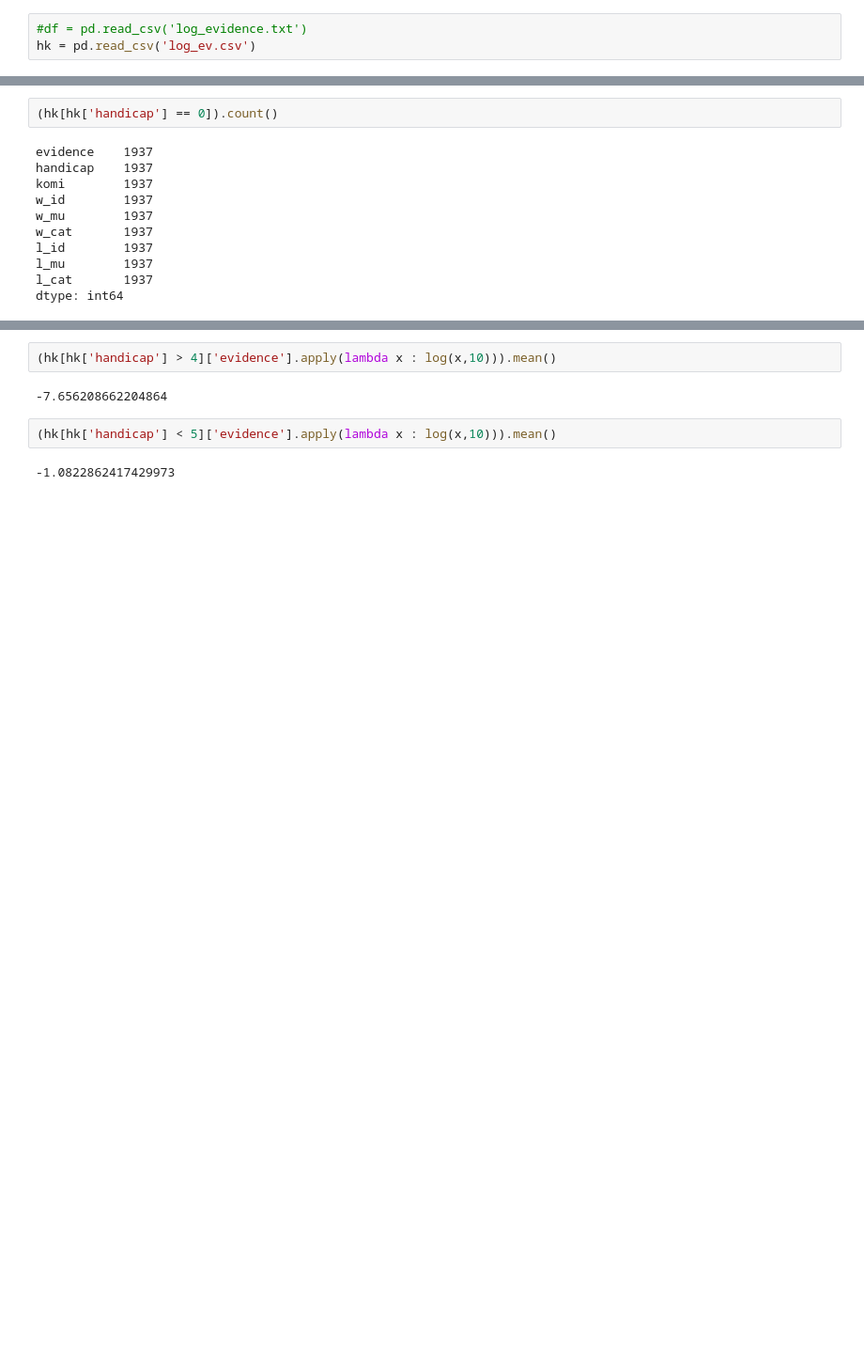
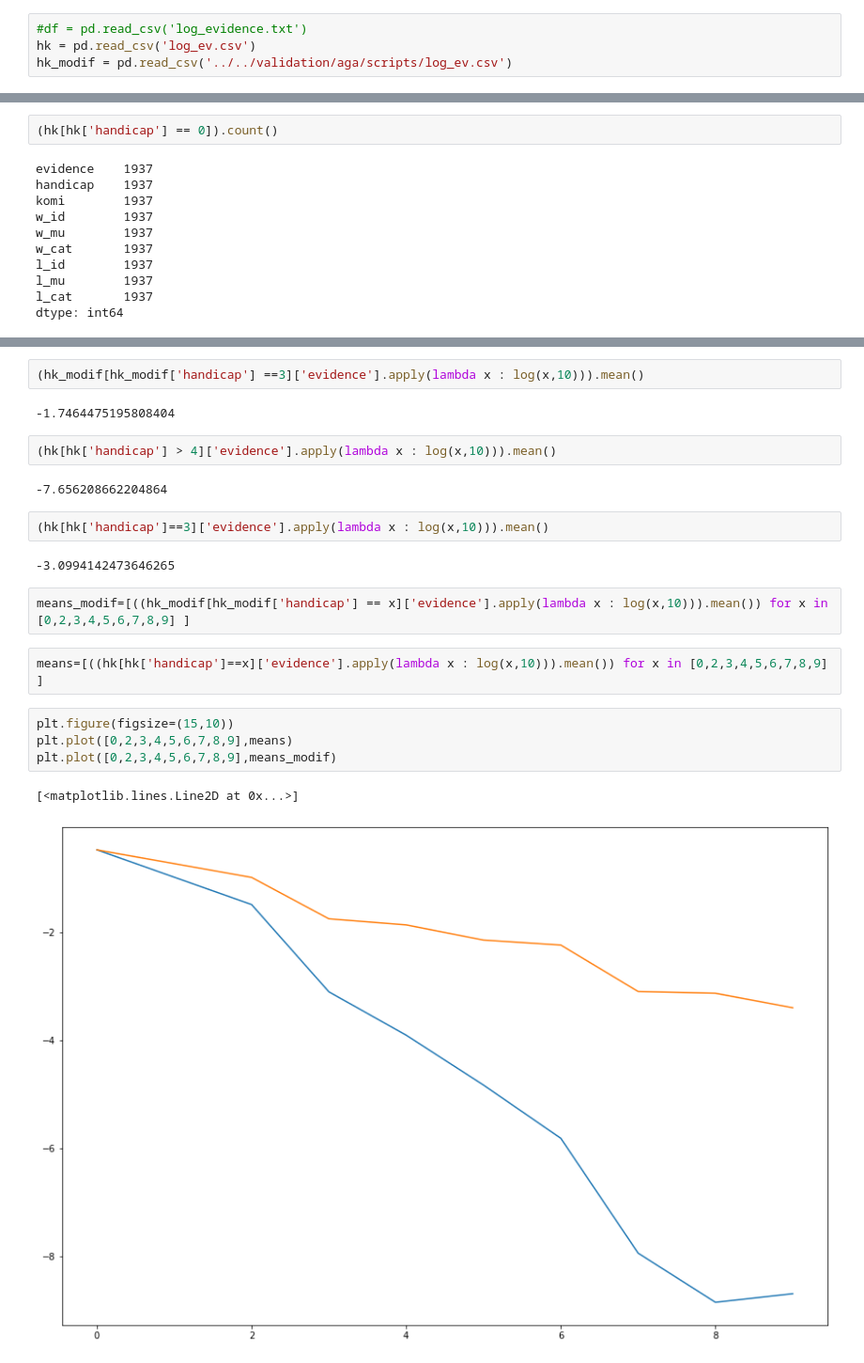
Before and after one commit to glandfried/handicap, a Jupyter notebook: figures/aago/evidence_notebook.ipynb, the cells around one changed output, grey strips where cells are left out. Shown at 94% size. Drawn from its saved outputs; the diff is of its cells as text; blank space fills up the shorter version.

Commit message:
debuggeando evidencia con handicap parametrizado (multiple)

```diff
--- a/figures/aago/evidence_notebook.ipynb
+++ b/figures/aago/evidence_notebook.ipynb
@@ -5,6 +5,7 @@ from math import log
 # %%
 #df = pd.read_csv('log_evidence.txt')
 hk = pd.read_csv('log_ev.csv')
+hk_modif = pd.read_csv('../../validation/aga/scripts/log_ev.csv')
 # %%
 log_ev = (hk['evidence']).apply(lambda x : log(x,10))
 log_ev
@@ -132,8 +140,23 @@ dtype: int64
+# %%
+(hk_modif[hk_modif['handicap'] ==3]['evidence'].apply(lambda x : log(x,10))).mean()
+# %% [output]
+-1.7464475195808404
 # %%
 (hk[hk['handicap'] > 4]['evidence'].apply(lambda x : log(x,10))).mean()
 # %% [output]
 -7.656208662204864
 # %%
-(hk[hk['handicap'] < 5]['evidence'].apply(lambda x : log(x,10))).mean()
+(hk[hk['handicap']==3]['evidence'].apply(lambda x : log(x,10))).mean()
 # %% [output]
--1.0822862417429973
+-3.0994142473646265
+# %%
+means_modif=[((hk_modif[hk_modif['handicap'] == x]['evidence'].apply(lambda x : log(x,10))).mean()) for x in [0,2,3,4,5,6,7,8,9] ]
+# %%
+means=[((hk[hk['handicap']==x]['evidence'].apply(lambda x : log(x,10))).mean()) for x in [0,2,3,4,5,6,7,8,9] ]
+# %%
+plt.figure(figsize=(15,10))
+plt.plot([0,2,3,4,5,6,7,8,9],means)
+plt.plot([0,2,3,4,5,6,7,8,9],means_modif)
+# %% [output]
+[<matplotlib.lines.Line2D at 0x...>]
+[figure, added]
```
Also changed, not shown: parts of 8 cells of this notebook, 2 other files.
